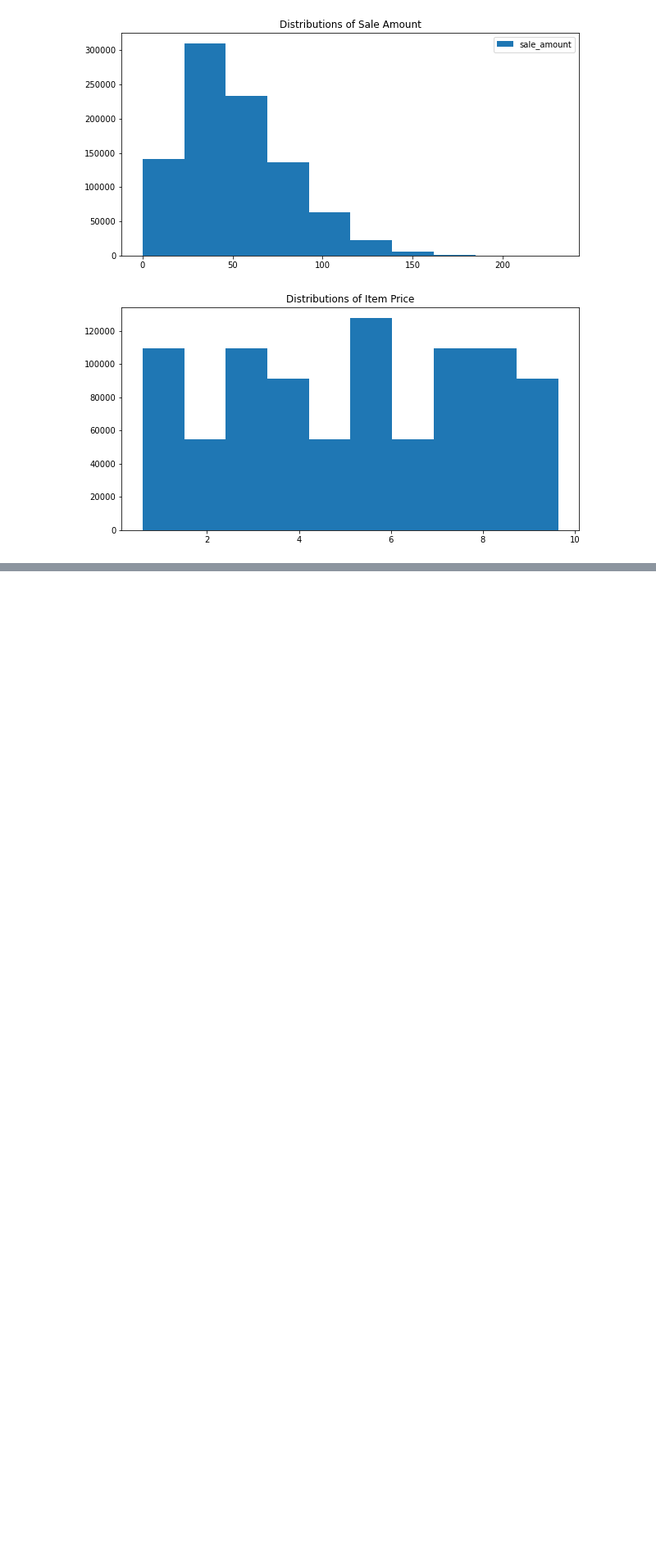
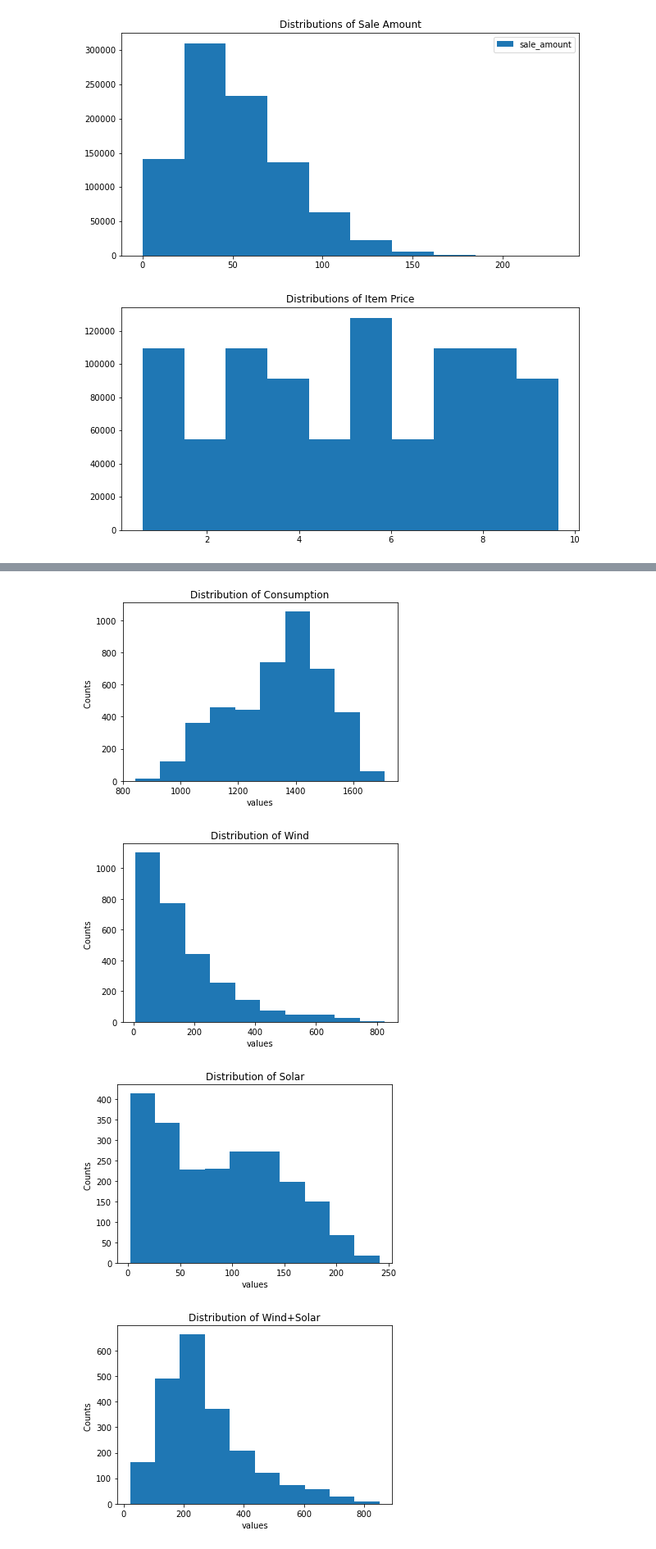
Before and after one commit to Olivert75/time-series-exercises, a Jupyter notebook: prepare.ipynb, the cells around one changed output, grey strips where cells are left out. Shown at 82% size. Drawn from its saved outputs; the diff is of its cells as text; code cells hidden in the pictures; blank space fills up the shorter version.

```diff
--- a/prepare.ipynb
+++ b/prepare.ipynb
@@ -149,0 +165,2 @@ def distribution (df):
+# %%
+germany_df = pd.read_csv('https://raw.githubusercontent.com/jenfly/opsd/master/opsd_germany_daily.csv')
@@ -149,0 +191,2 @@ def distribution (df):
+# %%
+germany_df['Date'] = pd.to_datetime(germany_df.Date)
@@ -149,0 +202,10 @@ def distribution (df):
+# %%
+#Set sale_date as an index
+germany_df = germany_df.set_index('Date')
+# %%
+distribution(germany_df)
+# %% [output]
+[figure, added]
+[figure, added]
+[figure, added]
+[figure, added]
```
Also changed, not shown: parts of 7 cells of this notebook.
